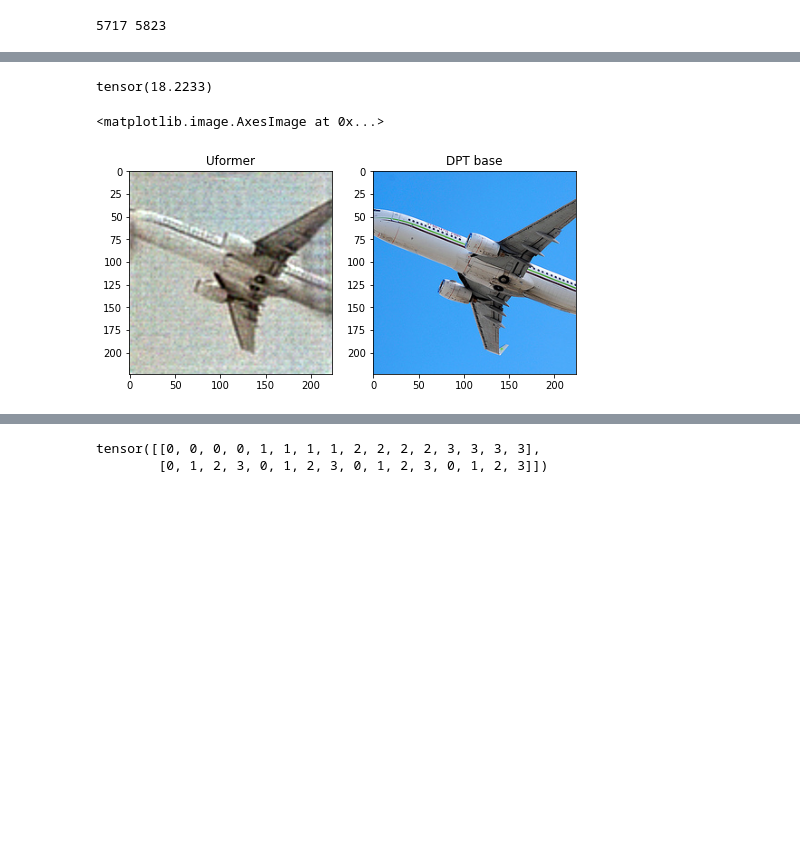
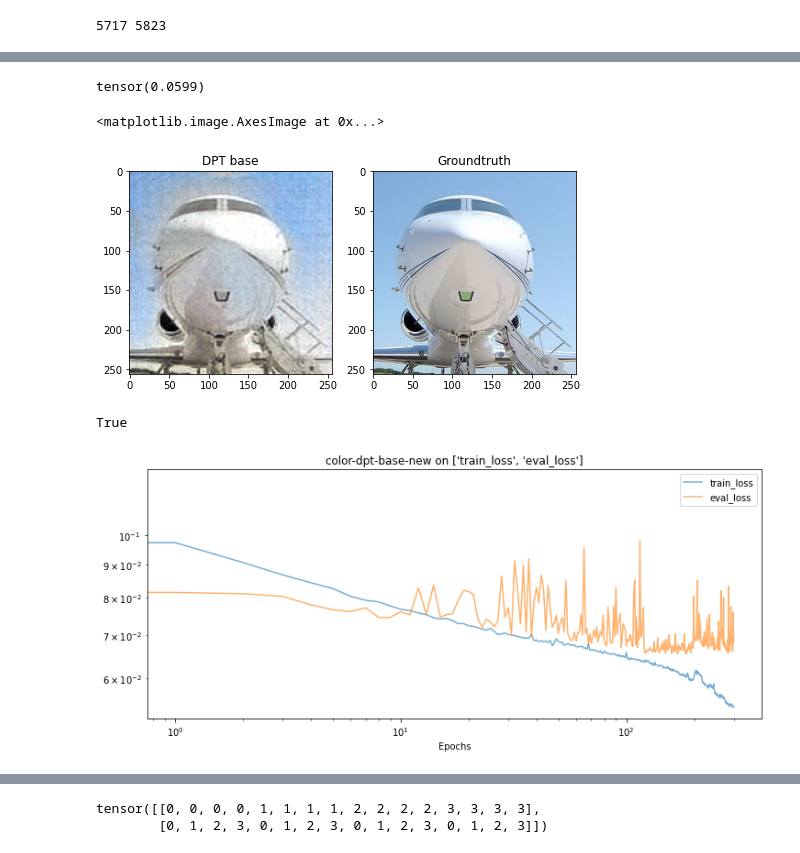
Before and after one commit to TheMoon2000/cs280-final-project, a Jupyter notebook: playground.ipynb, the cells around one changed output, grey strips where cells are left out. Saved outputs shown, nothing was run; the diff lists cells and outputs as text; code cells hidden in the pictures; blank space fills up the shorter version.

```diff
--- a/playground.ipynb
+++ b/playground.ipynb
@@ -29,0 +59,22 @@ show_image(2)
+# %%
+def graph_stat(model_name: str, stats: List[str], max_epochs=150, smooth_size=1):
+    plt.figure(facecolor='white', figsize=(12, 5))
+    plt.title(f'{model_name} on {stats}')
+    plt.xlabel('Epochs')
+    with open(f'checkpoints/{model_name}/stats.pk', 'rb') as f:
+        data = pickle.load(f)
+    epochs = range(len(data[:max_epochs]))
+    stat_values = {s:[] for s in stats }
+    for d in data[:max_epochs]:
+        for s in stats:
+            stat_values[s].append(d[s])
+    for s in stats:
+        plt.plot(epochs, stat_values[s], label=s, alpha=0.6)
+    plt.yscale('log')
+    plt.xscale('log')
+    plt.legend()
+
+def get_stats(model_name: str, epoch: int):
+    with open(f'checkpoints/{model_name}/stats.pk', 'rb') as f:
+        data = pickle.load(f)
+    return data[min(epoch, len(data) - 1)]
@@ -30,8 +105,9 @@ show_image(2)
 # %%
 dpt_model = DPT(3).cuda()
 dpt_model.load_state_dict(torch.load('checkpoints/color-dpt-base/model.pt'))
-gray, color = train_set[5]
+gray, color = validation_set[19]
 pred = dpt_model(torch.tensor(gray).cuda().unsqueeze(0))[0].detach().cpu()
+# pred = torch.sigmoid(pred)
 print(loss_fn(pred, torch.tensor(color)))
 fig, ax = plt.subplots(1, 2, figsize=(8, 8))
 ax[0].set_title('DPT base')
@@ -39,6 +115,17 @@ ax[1].set_title('Groundtruth')
 ax[0].imshow(torch.clamp(pred.permute(1, 2, 0), 0, 1))
 ax[1].imshow(torch.tensor(color).permute(1, 2, 0))
 # %% [output]
-tensor(18.2233)
+tensor(0.0599)
 <matplotlib.image.AxesImage at 0x...>
-[figure, old version]
+[figure, new version]
+# %%
+pred_np = (torch.clamp(pred.permute(1, 2, 0), 0, 1).numpy() * 255).astype(np.uint8)
+cv2.imwrite('colorization-uformer.png', cv2.cvtColor(pred_np, cv2.COLOR_RGB2BGR))
+# target = (torch.tensor(color).permute(1, 2, 0).numpy() * 255).astype(np.uint8)
+# cv2.imwrite('gt.png', cv2.cvtColor(target, cv2.COLOR_RGB2BGR))
+# %% [output]
+True
+# %%
+graph_stat('color-dpt-base-new', ['train_loss', 'eval_loss'], max_epochs=1000, smooth_size=5)
+# %% [output]
+[figure, added]
```
Also changed, not shown: parts of 32 cells of this notebook, 10 other files.
